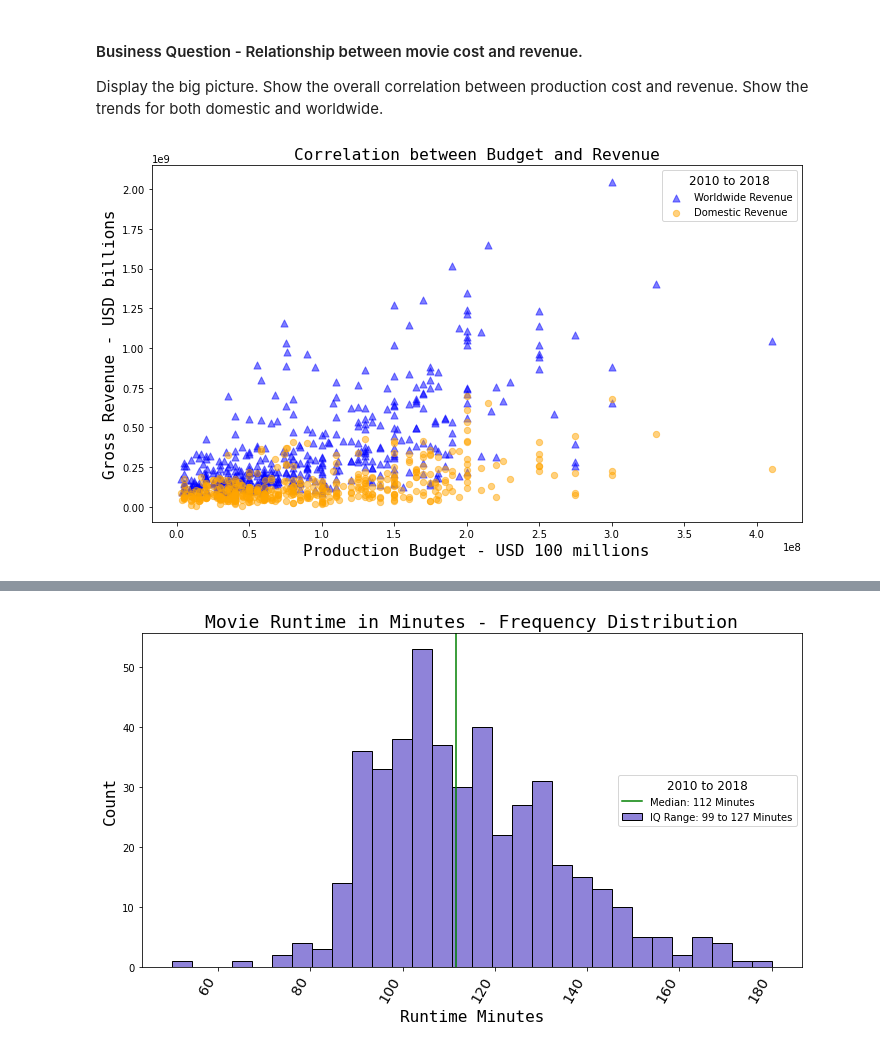
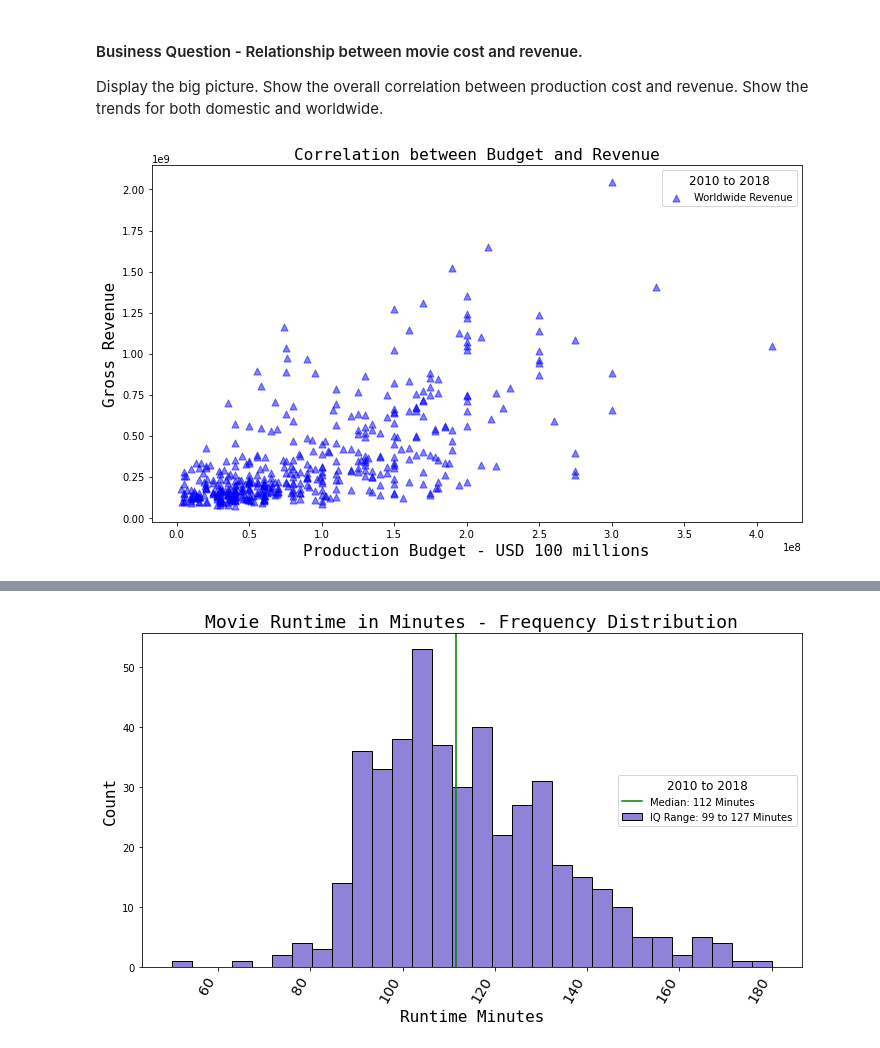
Before and after one commit to JM-Hansen/dsc-phase-1-project-v2-4, a Jupyter notebook: Microsoft_Movie_Analysis.ipynb, the cells around one changed output, grey strips where cells are left out. Saved outputs shown, nothing was run; the diff lists cells and outputs as text; code cells hidden in the pictures.

```diff
--- a/Microsoft_Movie_Analysis.ipynb
+++ b/Microsoft_Movie_Analysis.ipynb
@@ -1205,39 +1205,34 @@ Display the big picture. Show the overall correlation between production cost an
 # %%
 # Show relationship between production costs and revenue. Use scatterplot to show trend.
 
 fig, ax = plt.subplots(figsize=(10,6))
+
 
 ax.scatter(top_df['production_budget'], top_df['worldwide_gross'],
             c ='blue',
             alpha=0.5,
             s=50,
             marker='^')
 
-ax.scatter(top_df['production_budget'], top_df['domestic_gross'],
-            c ='orange',
-            alpha=0.5,
-            s=40)
+
 
 #set labels
 plt.xlabel('Production Budget - USD 100 millions', size=16, family='monospace', weight=500)
-plt.ylabel('Gross Revenue - USD billions', size=16, family='monospace')
+plt.ylabel('Gross Revenue', size=16, family='monospace')
 plt.title('Correlation between Budget and Revenue', size=16,
           family='monospace', weight=500)
 
 
 # Create Legend
 ax.legend(['Worldwide Revenue', 'Domestic Revenue'], title = '2010 to 2018',
           title_fontsize = "12",loc='upper right')
 
 plt.tight_layout();
 
 #Save Fig
 plt.savefig('images/scatter_budget_revenue.png')
-
-#Add line of regression
-#Add side chart showing median production cost, domestic revenue, and worldwide gross
 # %% [output]
-[figure, old version]
+[figure, new version]
 # %%
 # Show the median and interquartile range of production budget percentages of
 #worldwide gross
```
Also changed, not shown: parts of 7 cells of this notebook, 5 other files.
